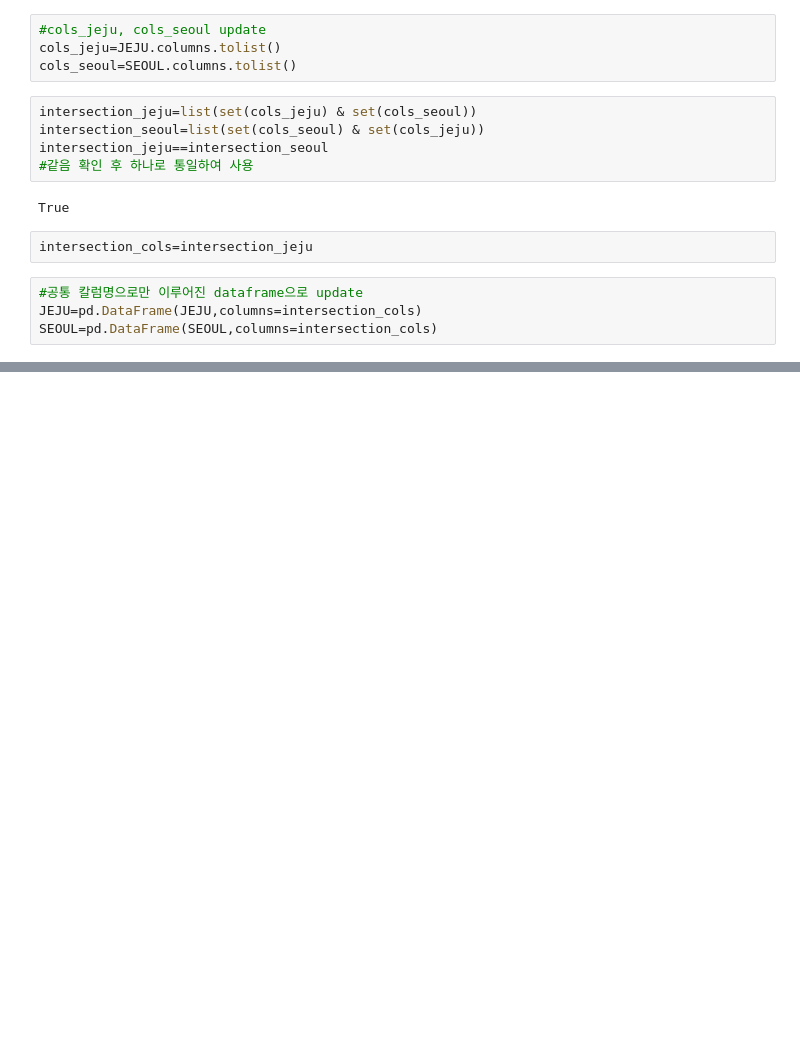
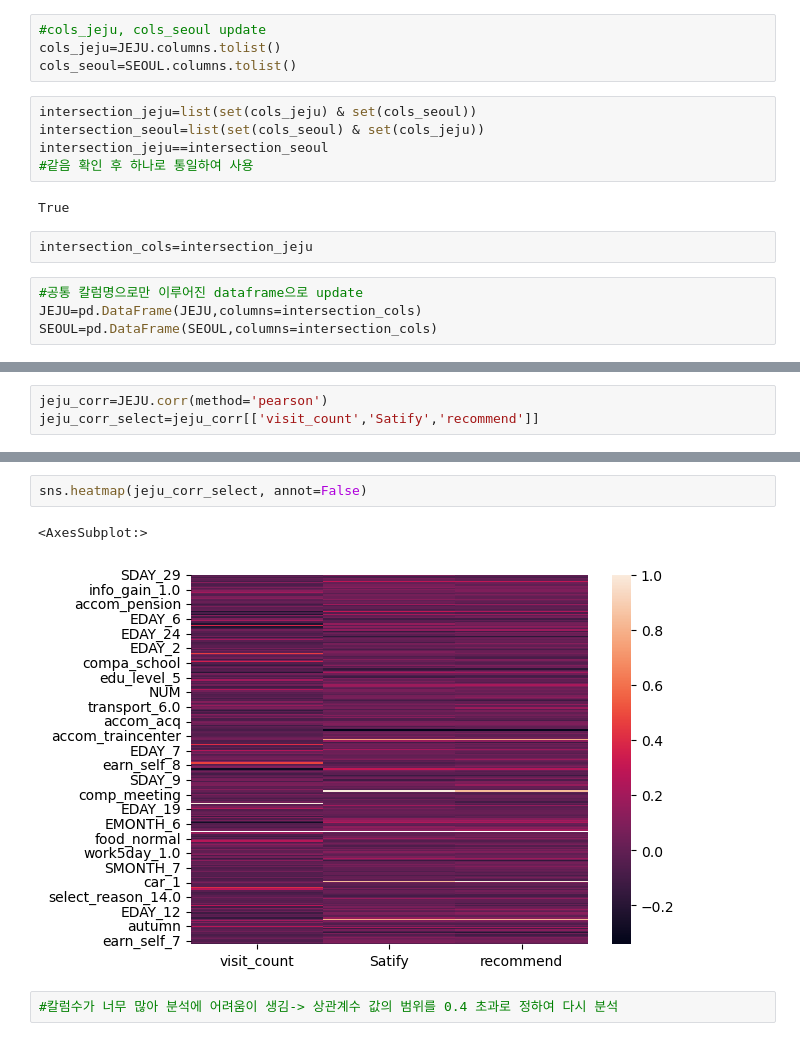
Before and after one commit to IctHBC/MJU_Data-Analysis, a Jupyter notebook: sda_test.ipynb, the cells around one changed output, grey strips where cells are left out. Saved outputs shown, nothing was run; the diff lists cells and outputs as text; blank space fills up the shorter version.

```diff
--- a/sda_test.ipynb
+++ b/sda_test.ipynb
@@ -289,0 +308,3 @@ SEOUL=pd.DataFrame(SEOUL,columns=intersection_cols)
+# %%
+jeju_corr=JEJU.corr(method='pearson')
+jeju_corr_select=jeju_corr[['visit_count','Satify','recommend']]
@@ -289,0 +327,7 @@ SEOUL=pd.DataFrame(SEOUL,columns=intersection_cols)
+# %%
+sns.heatmap(jeju_corr_select, annot=False)
+# %% [output]
+<AxesSubplot:>
+[figure, added]
+# %%
+#칼럼수가 너무 많아 분석에 어려움이 생김-> 상관계수 값의 범위를 0.4 초과로 정하여 다시 분석
```
Also changed, not shown: parts of 9 cells of this notebook.
